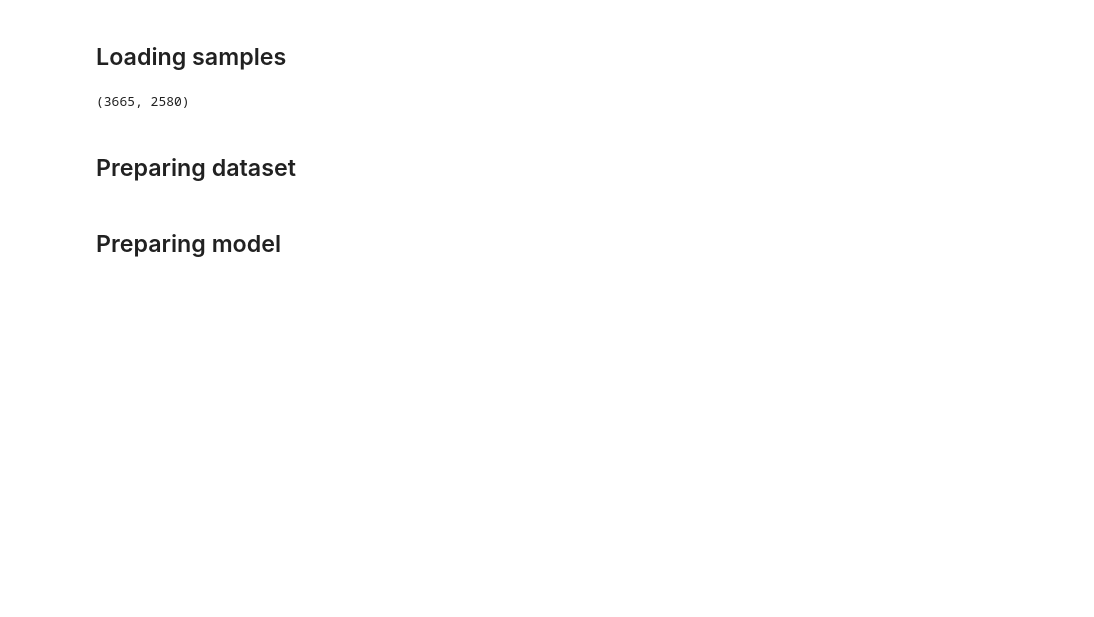
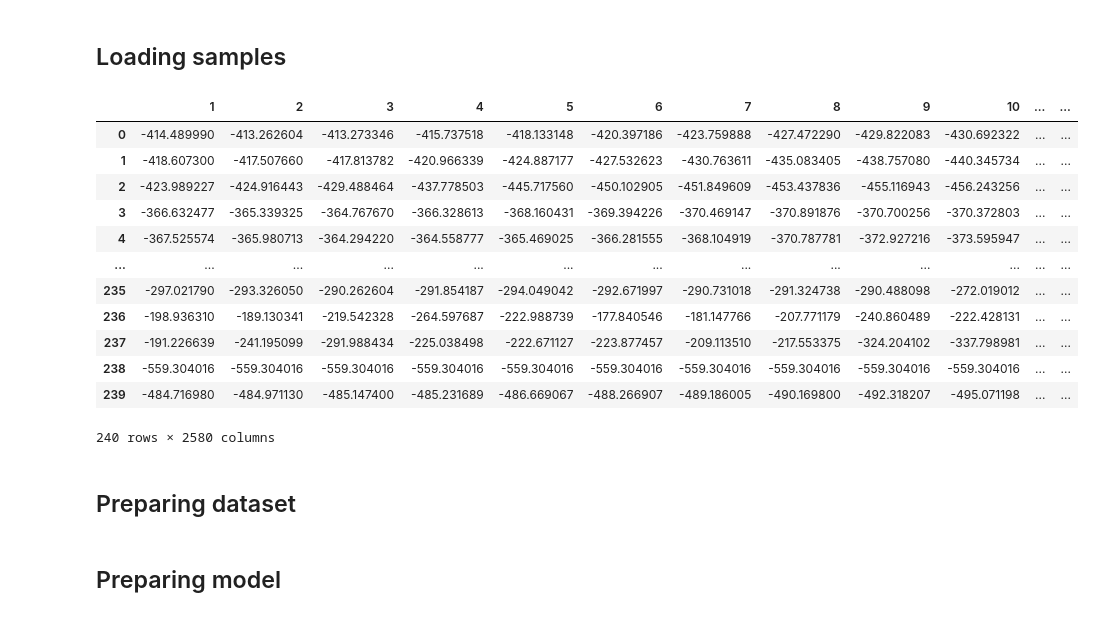
Before and after one commit to kazzart/PhraseRecognition, a Jupyter notebook: AudioRecognitionModel.ipynb, the cells around one changed output. Saved outputs shown, nothing was run; the diff lists cells and outputs as text; code cells hidden in the pictures; blank space fills up the shorter version.

```diff
--- a/AudioRecognitionModel.ipynb
+++ b/AudioRecognitionModel.ipynb
@@ -13,14 +13,26 @@ import wave
 X = pd.read_csv(r"data\\samples.csv", compression='zip', index_col=0)
 Y = pd.read_csv(r"data\\samples_y.csv", compression='zip', index_col=0)
 # %%
-X_val = X[:120]
-X_train = X[120:]
-Y_val = Y[:120]
-Y_train = Y[120:]
+X_val = X[:120].append(X[-120:], ignore_index=True)
+X_train = X[120:-120]
+Y_val = Y[:120].append(Y[-120:], ignore_index=True)
+Y_train = Y[120:-120]
-# %%
-X_train.shape
-# %% [output]
-(3665, 2580)
+# %%
+X_val
+# %% [output]
+|  | 1 | 2 | 3 | 4 | 5 | 6 | 7 | 8 | 9 | 10 | ... | ... |
+| 0 | -414.489990 | -413.262604 | -413.273346 | -415.737518 | -418.133148 | -420.397186 | -423.759888 | -427.472290 | -429.822083 | -430.692322 | ... | ... |
+| 1 | -418.607300 | -417.507660 | -417.813782 | -420.966339 | -424.887177 | -427.532623 | -430.763611 | -435.083405 | -438.757080 | -440.345734 | ... | ... |
+| 2 | -423.989227 | -424.916443 | -429.488464 | -437.778503 | -445.717560 | -450.102905 | -451.849609 | -453.437836 | -455.116943 | -456.243256 | ... | ... |
+| 3 | -366.632477 | -365.339325 | -364.767670 | -366.328613 | -368.160431 | -369.394226 | -370.469147 | -370.891876 | -370.700256 | -370.372803 | ... | ... |
+| 4 | -367.525574 | -365.980713 | -364.294220 | -364.558777 | -365.469025 | -366.281555 | -368.104919 | -370.787781 | -372.927216 | -373.595947 | ... | ... |
+| ... | ... | ... | ... | ... | ... | ... | ... | ... | ... | ... | ... | ... |
+| 235 | -297.021790 | -293.326050 | -290.262604 | -291.854187 | -294.049042 | -292.671997 | -290.731018 | -291.324738 | -290.488098 | -272.019012 | ... | ... |
+| 236 | -198.936310 | -189.130341 | -219.542328 | -264.597687 | -222.988739 | -177.840546 | -181.147766 | -207.771179 | -240.860489 | -222.428131 | ... | ... |
+| 237 | -191.226639 | -241.195099 | -291.988434 | -225.038498 | -222.671127 | -223.877457 | -209.113510 | -217.553375 | -324.204102 | -337.798981 | ... | ... |
+| 238 | -559.304016 | -559.304016 | -559.304016 | -559.304016 | -559.304016 | -559.304016 | -559.304016 | -559.304016 | -559.304016 | -559.304016 | ... | ... |
+| 239 | -484.716980 | -484.971130 | -485.147400 | -485.231689 | -486.669067 | -488.266907 | -489.186005 | -490.169800 | -492.318207 | -495.071198 | ... | ... |
+240 rows × 2580 columns
 # %% [markdown]
 ## Preparing dataset
 # %%
```
Also changed, not shown: parts of 2 cells of this notebook, 1 other file.
